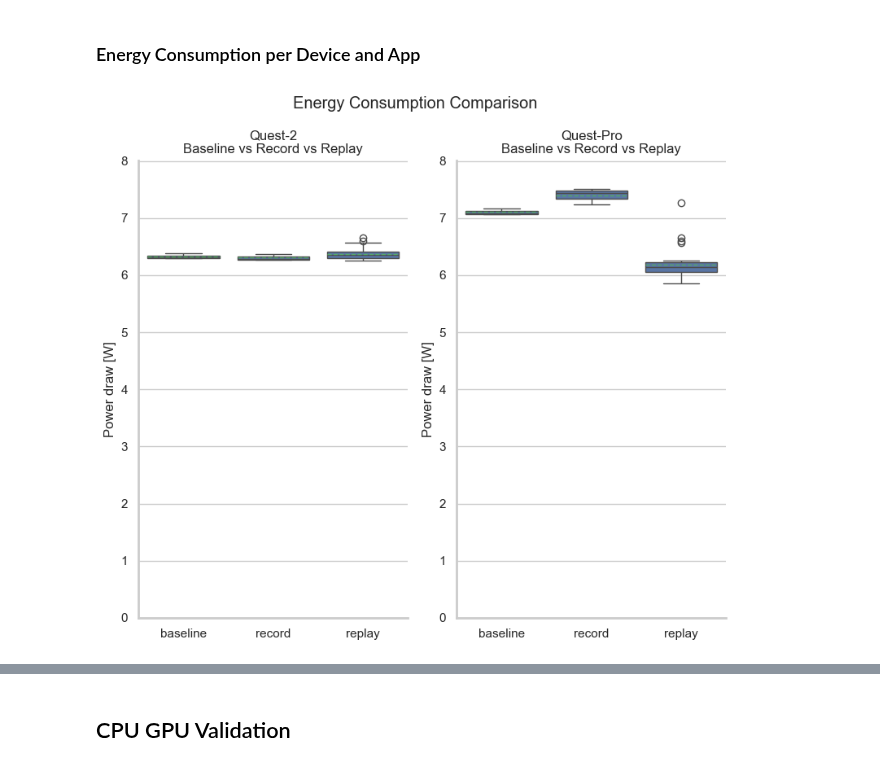
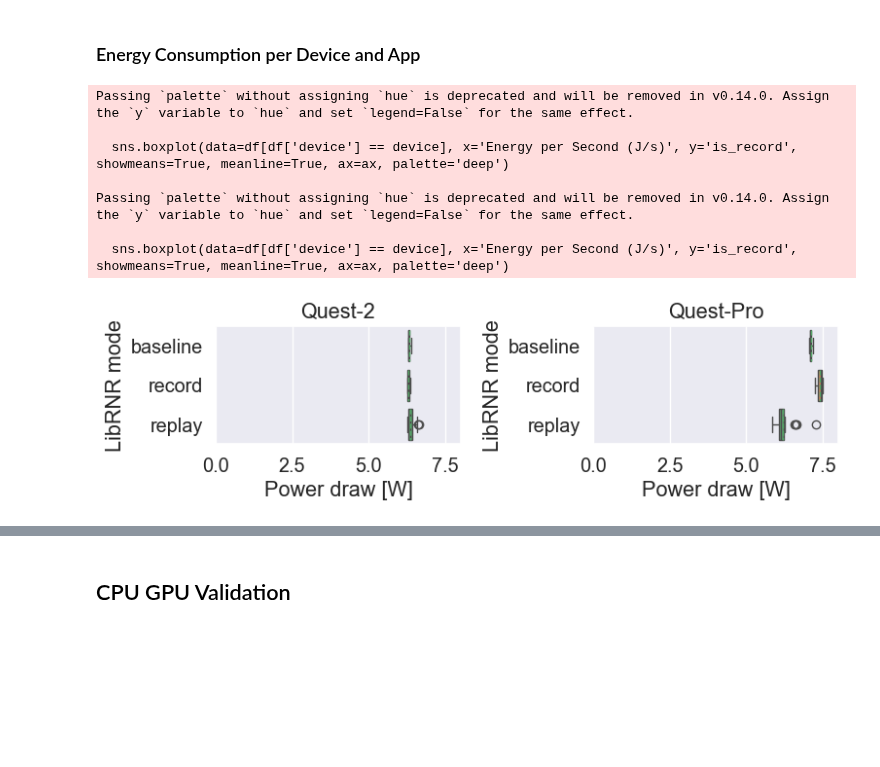
Before and after one commit to Raiduy/librnr-experiments, a Jupyter notebook: analysis_BM.ipynb, the cells around one changed output, grey strips where cells are left out. Drawn from its saved outputs; the diff is of its cells as text; code cells hidden in the pictures; blank space fills up the shorter version.

Commit message:
pdf figures

```diff
--- a/analysis_BM.ipynb
+++ b/analysis_BM.ipynb
@@ -185,29 +197,39 @@ Passing `palette` without assigning `hue` is deprecated and will be removed in v
 # %% [markdown]
 ### Energy Consumption per Device and App
 # %%
+sns.set(font_scale=1.3)
+
 def plot_apps_by_device(df):
     unique_devices = df['device'].unique()[:2]
     num_devices = len(unique_devices)
-    fig, axes = plt.subplots(1, num_devices, figsize=(4*num_devices, 7))
+    fig, axes = plt.subplots(1, num_devices, figsize=(8, 2.5))
     min_energy = df['Energy per Second (J/s)'].min() - 0.5
-    max_energy = df['Energy per Second (J/s)'].max() +0.5
+    max_energy = df['Energy per Second (J/s)'].max() + 0.5
 
     for i, device in enumerate(unique_devices):
         ax = axes[i]
-        sns.boxplot(data=df[df['device'] == device], x='is_record', y='Energy per Second (J/s)', showmeans=True, meanline=True, ax=ax)
-        ax.set_ylabel('Power draw [W]')
-        ax.set_xlabel('')
-        ax.set_title(device + '\nBaseline vs Record vs Replay')
+        sns.boxplot(data=df[df['device'] == device], x='Energy per Second (J/s)', y='is_record', showmeans=True, meanline=True, ax=ax, palette='deep')
+        ax.set_xlabel('Power draw [W]')
+        ax.set_ylabel('LibRNR mode')
+        ax.set_title(device)
 
-        ax.set_ylim(0, max_energy)
+        ax.set_xlim(0, max_energy)
 
-    fig.suptitle('Energy Consumption Comparison')
+    # fig.suptitle('Energy Consumption Comparison')
     plt.tight_layout()
+    plt.savefig('./figures/validation/val_energy.pdf', bbox_inches='tight', format='pdf')
     plt.show()
 
 plot_apps_by_device(bm)
 # %% [output]
+Passing `palette` without assigning `hue` is deprecated and will be removed in v0.14.0. Assign the `y` variable to `hue` and set `legend=False` for the same effect.
+
+  sns.boxplot(data=df[df['device'] == device], x='Energy per Second (J/s)', y='is_record', showmeans=True, meanline=True, ax=ax, palette='deep')
+
+Passing `palette` without assigning `hue` is deprecated and will be removed in v0.14.0. Assign the `y` variable to `hue` and set `legend=False` for the same effect.
+
+  sns.boxplot(data=df[df['device'] == device], x='Energy per Second (J/s)', y='is_record', showmeans=True, meanline=True, ax=ax, palette='deep')
-[figure, old version]
+[figure, new version]
 # %%
 bm = bm[bm['app'] != 'PistolWhip']
 # %%
```
Also changed, not shown: parts of 6 cells of this notebook, 3 other files.
